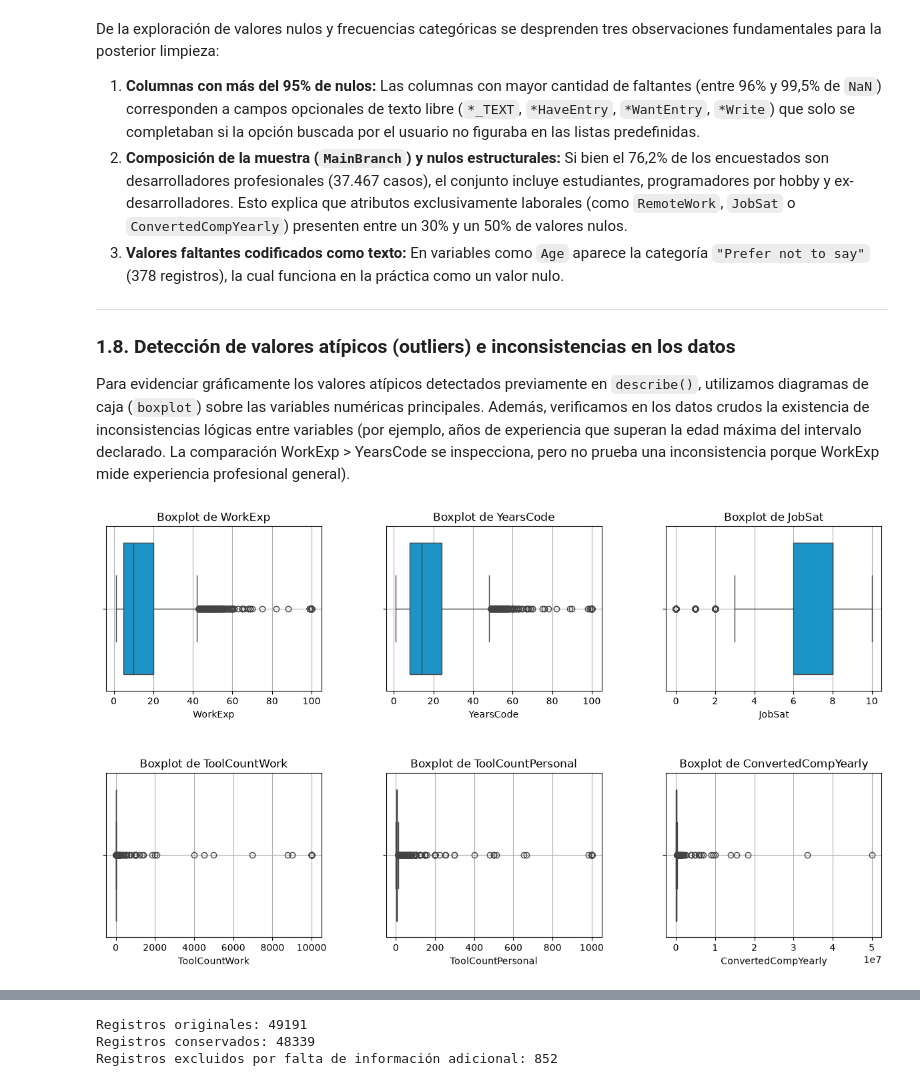
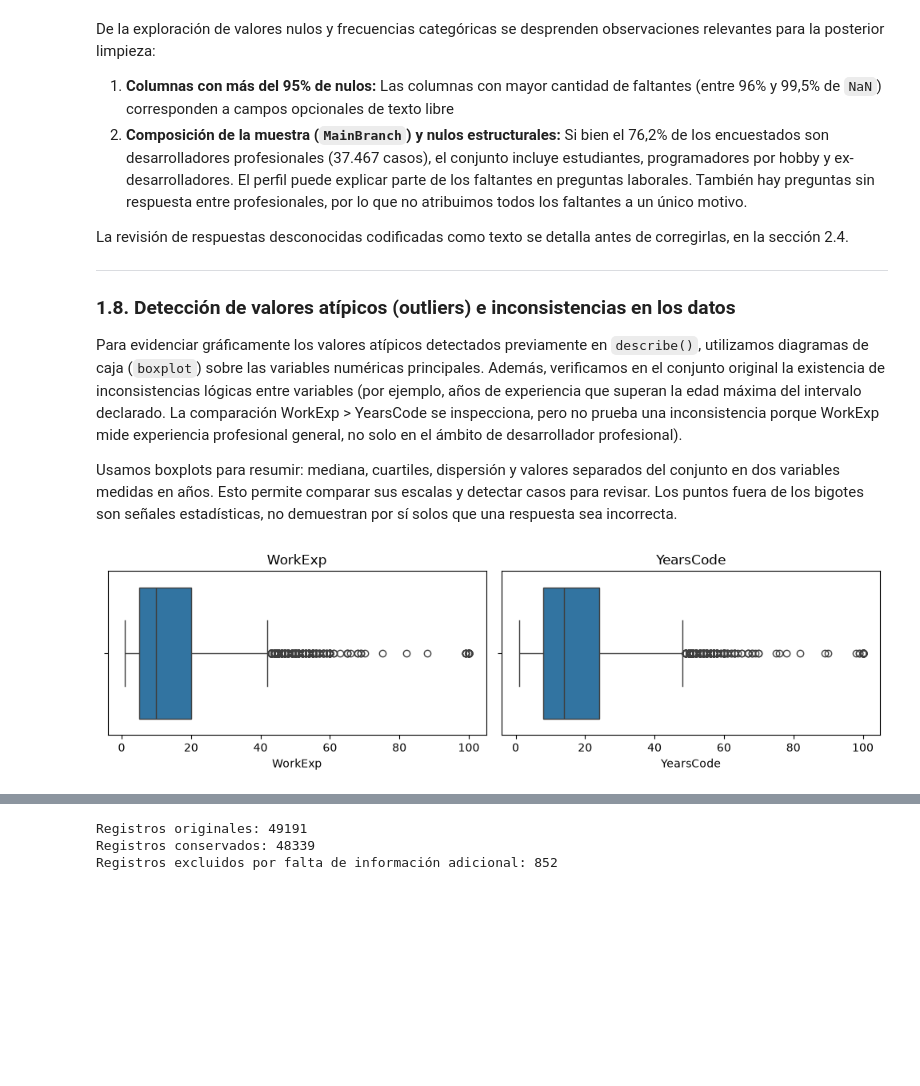
Before and after one commit to FausGiun/Fudamentos, a Jupyter notebook: tp_especial.ipynb, the cells around one changed output, grey strips where cells are left out. Drawn from its saved outputs; the diff is of its cells as text; code cells hidden in the pictures; blank space fills up the shorter version.

Commit message:
Organizar entrega del TP y completar análisis de aspectos laborales

```diff
--- a/tp_especial.ipynb
+++ b/tp_especial.ipynb
@@ -50,11 +44,6 @@ Utilizamos la función `read_csv()` de Pandas para levantar ambos archivos en ob
 # %%
-# Abrimos ambos archivos CSV usando Pandas
-metadatos = pd.read_csv("metadatos.csv")
-raw_dataset = pd.read_csv("dataset.csv", low_memory=False)
-
-print(f"Dimensiones de metadatos (filas, columnas): {metadatos.shape}")
-print(f"Dimensiones de raw_dataset (filas, columnas): {raw_dataset.shape}")
-
-# Visualizamos las primeras filas de la tabla de metadatos para entender la estructura de los datos
-metadatos.head(50)
+metadatos = pd.read_csv("schema.csv")
+datos_originales = pd.read_csv("results.csv", low_memory=False)
+print("Metadatos:", metadatos.shape, "| Respuestas:", datos_originales.shape)
+metadatos[["qname", "type", "sub"]].head(5)
 # %% [output]
@@ -267,12 +274,7 @@ Utilizamos el método `value_counts()` para inspeccionar las frecuencias absolut
 # %%
-# Exploramos las variables demográficas y laborales principales
-columnas_categoricas = [
-    "MainBranch", "Age", "EdLevel", "Employment",
-    "RemoteWork", "ICorPM", "AISelect", "AIAcc", "NewRole"
-]
+columnas_categoricas = ["MainBranch", "AISelect", "AIAcc", "NewRole"]
 
-for col in columnas_categoricas:
-    print(f"=== Frecuencias de {col} ===")
-    print(raw_dataset[col].value_counts(dropna=False))
-    print("-" * 50)
+for columna in columnas_categoricas:
+    print("\n" + columna)
+    print(datos_originales[columna].value_counts(dropna=False).to_string())
 # %% [output]
@@ -325,26 +310,25 @@ Cantidad de encuestados de Argentina: 222
 # %% [markdown]
-De la exploración de valores nulos y frecuencias categóricas se desprenden tres observaciones fundamentales para la posterior limpieza:
-1. **Columnas con más del 95% de nulos:** Las columnas con mayor cantidad de faltantes (entre 96% y 99,5% de `NaN`) corresponden a campos opcionales de texto libre (`*_TEXT`, `*HaveEntry`, `*WantEntry`, `*Write`) que solo se completaban si la opción buscada por el usuario no figuraba en las listas predefinidas.
-2. **Composición de la muestra (`MainBranch`) y nulos estructurales:** Si bien el 76,2% de los encuestados son desarrolladores profesionales (37.467 casos), el conjunto incluye estudiantes, programadores por hobby y ex-desarrolladores. Esto explica que atributos exclusivamente laborales (como `RemoteWork`, `JobSat` o `ConvertedCompYearly`) presenten entre un 30% y un 50% de valores nulos.
-3. **Valores faltantes codificados como texto:** En variables como `Age` aparece la categoría `"Prefer not to say"` (378 registros), la cual funciona en la práctica como un valor nulo.
+De la exploración de valores nulos y frecuencias categóricas se desprenden observaciones relevantes para la posterior limpieza:
+1. **Columnas con más del 95% de nulos:** Las columnas con mayor cantidad de faltantes (entre 96% y 99,5% de `NaN`) corresponden a campos opcionales de texto libre
+2. **Composición de la muestra (`MainBranch`) y nulos estructurales:** Si bien el 76,2% de los encuestados son desarrolladores profesionales (37.467 casos), el conjunto incluye estudiantes, programadores por hobby y ex-desarrolladores. El perfil puede explicar parte de los faltantes en preguntas laborales. También hay preguntas sin respuesta entre profesionales, por lo que no atribuimos todos los faltantes a un único motivo.
+
+La revisión de respuestas desconocidas codificadas como texto se detalla antes de corregirlas, en la sección 2.4.
 
 ---
 
 ### 1.8. Detección de valores atípicos (outliers) e inconsistencias en los datos
-Para evidenciar gráficamente los valores atípicos detectados previamente en `describe()`, utilizamos diagramas de caja (`boxplot`) sobre las variables numéricas principales. Además, verificamos en los datos crudos la existencia de inconsistencias lógicas entre variables (por ejemplo, años de experiencia que superan la edad máxima del intervalo declarado. La comparación WorkExp > YearsCode se inspecciona, pero no prueba una inconsistencia porque WorkExp mide experiencia profesional general).
+Para evidenciar gráficamente los valores atípicos detectados previamente en `describe()`, utilizamos diagramas de caja (`boxplot`) sobre las variables numéricas principales. Además, verificamos en el conjunto original la existencia de inconsistencias lógicas entre variables (por ejemplo, años de experiencia que superan la edad máxima del intervalo declarado. La comparación WorkExp > YearsCode se inspecciona, pero no prueba una inconsistencia porque WorkExp mide experiencia profesional general, no solo en el ámbito de desarrollador profesional).
+
+Usamos boxplots para resumir:  mediana, cuartiles, dispersión y valores separados del conjunto en dos variables medidas en años. Esto permite comparar sus escalas y detectar casos para revisar. Los puntos fuera de los bigotes son señales estadísticas, no demuestran por sí solos que una respuesta sea incorrecta.
 # %%
-# Creamos diagramas de caja (boxplots) para visualizar los outliers en las variables cuantitativas
-fig, axes = plt.subplots(2, 3, figsize=(15, 8))
-axes = axes.flatten()
+figura, ejes = plt.subplots(1, 2, figsize=(10, 3))
 
-for i, col in enumerate(columnas_cuantitativas):
-    sns.boxplot(x=raw_dataset[col], ax=axes[i], color="#009FE4")
-    axes[i].set_title(f"Boxplot de {col}")
-    axes[i].set_xlabel(col)
-    axes[i].grid(True)
+for eje, columna in zip(ejes, ["WorkExp", "YearsCode"]):
+    sns.boxplot(x=datos_originales[columna], ax=eje)
+    eje.set_title(columna)
 
-plt.subplots_adjust(hspace=0.5, wspace=0.3)
+plt.tight_layout()
 plt.show()
 # %% [output]
-[figure, old version]
+[figure, new version]
 # %%
```
Also changed, not shown: parts of 113 cells of this notebook, 4 other files.
